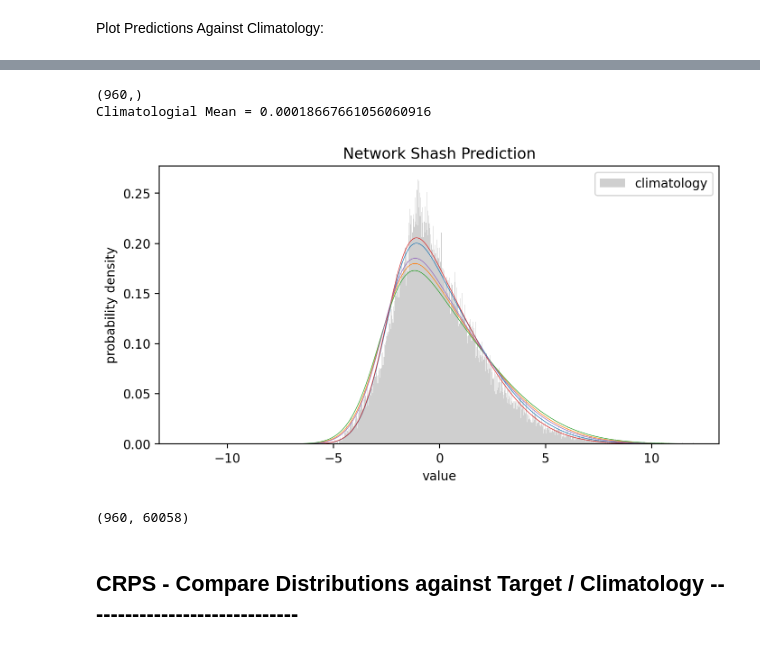
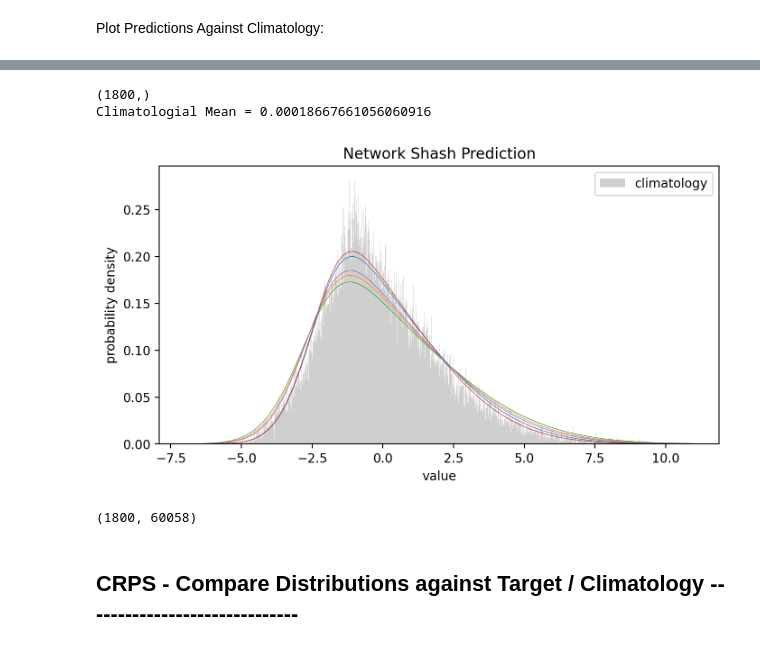
Before and after one commit to Jolan-vP/E3SM, a Jupyter notebook: analysis_006.ipynb, the cells around one changed output, grey strips where cells are left out. Saved outputs shown, nothing was run; the diff lists cells and outputs as text; code cells hidden in the pictures.

```diff
--- a/analysis_006.ipynb
+++ b/analysis_006.ipynb
@@ -341,21 +343,21 @@ with gzip.open(model_output_pred, "rb") as obj1:
 # %%
 from databuilder.climatology import deriveclimatology
 
 samples = [18213, 290, 6090, 17, 1998]
 
 #samples = np.linspace(1, 59000, 50).astype(int)
 
-x = np.arange(-12, 12, 0.025)
+x = np.arange(-7, 11, 0.01)
 print(x.shape)
 cfile = '/Users/C830793391/BIG_DATA/E3SM_Data/presaved/Network Inputs/exp006_test.pkl'
 
 p = deriveclimatology(output, cfile, samples, x, testset)
 print(p.shape)
 # %% [output]
-(960,)
+(1800,)
 Climatologial Mean = 0.00018667661056060916
-[figure, old version]
+[figure, new version]
-(960, 60058)
+(1800, 60058)
 # %% [markdown]
 ## CRPS - Compare Distributions against Target / Climatology  ------------------------------
 # %%
```
Also changed, not shown: parts of 17 cells of this notebook, 3 other files.
